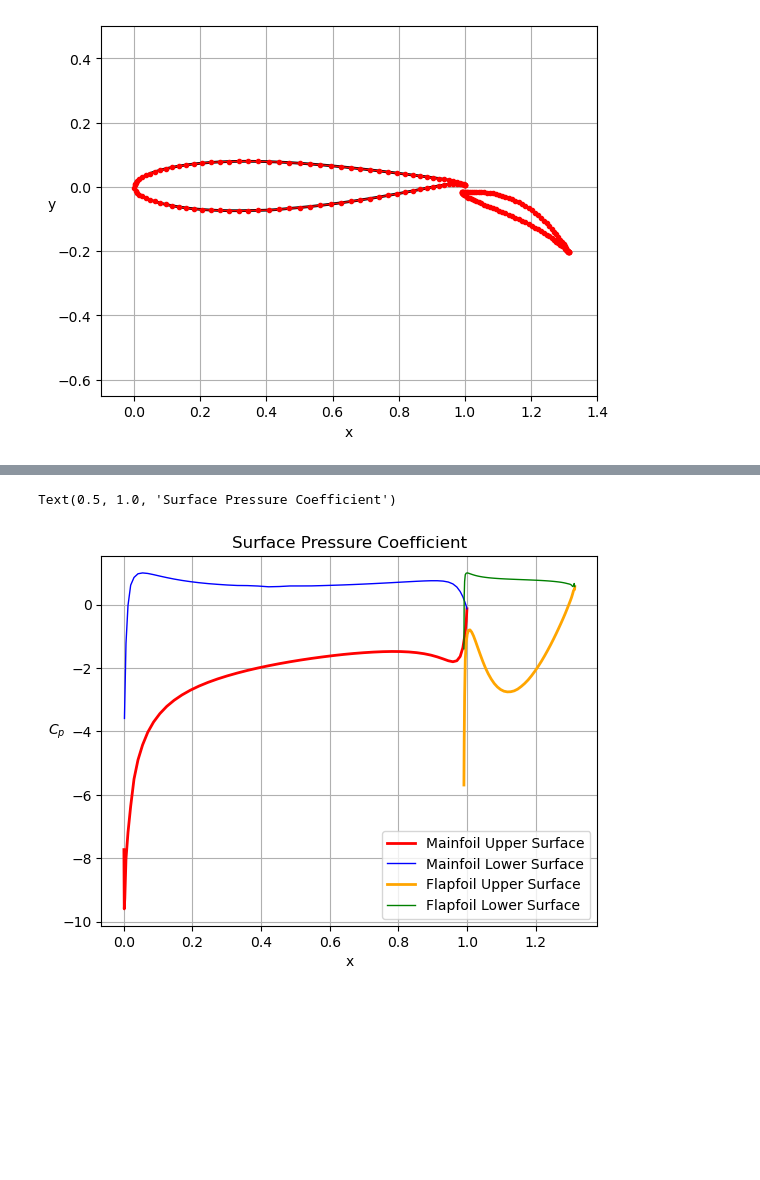
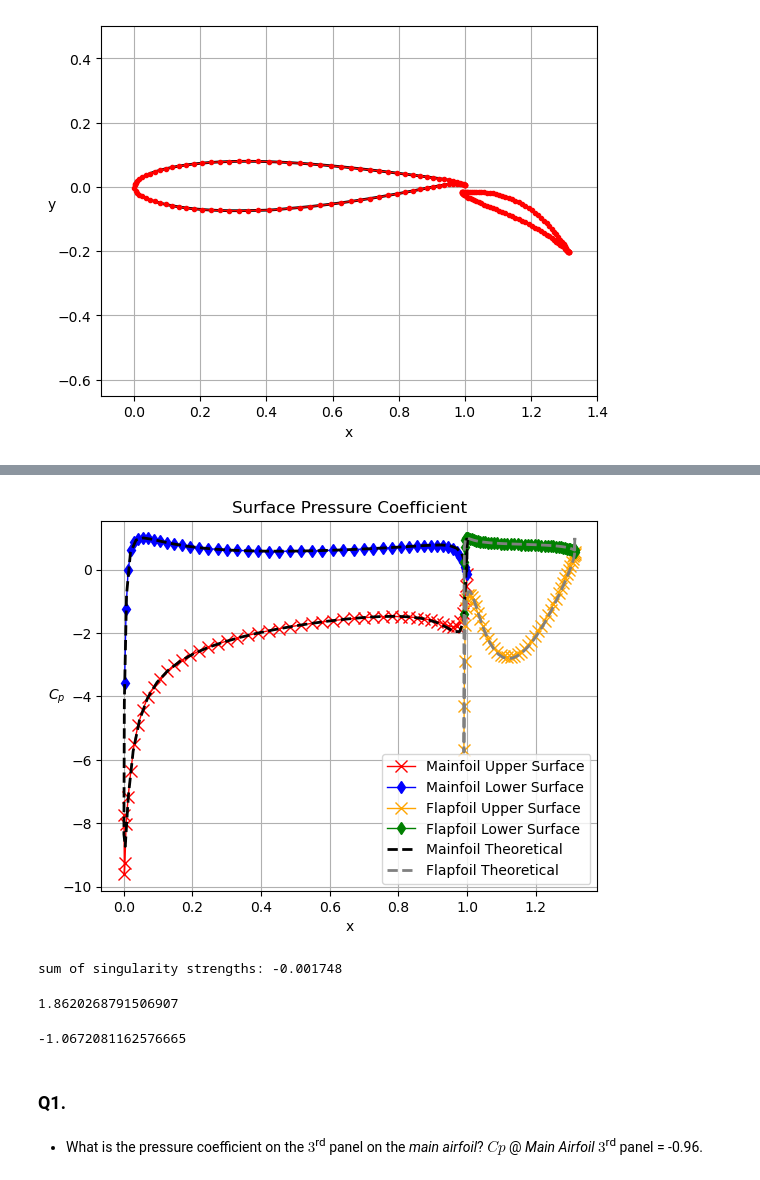
Before and after one commit to mathieucadei/AeroPython, a Jupyter notebook: lessons/assignments/11_Lesson11_Assignment.ipynb, the cells around one changed output, grey strips where cells are left out. Drawn from its saved outputs; the diff is of its cells as text; code cells hidden in the pictures; blank space fills up the shorter version.

```diff
--- a/lessons/assignments/11_Lesson11_Assignment.ipynb
+++ b/lessons/assignments/11_Lesson11_Assignment.ipynb
@@ -258,9 +259,29 @@ ax.set_ylabel('y', rotation=0)
 plt.show()
 # %% [output]
 [figure]
+# %%
+class Freestream:
+    """
+    Freestream conditions.
+    """
+    def __init__(self, U_inf=1.0, alpha=0.0):
+        """
+        Sets the freestream speed and angle (in degrees).
+
+        Parameters
+        ----------
+        u_inf: float, optional
+            Freestream speed;
+            default: 1.0.
+        alpha: float, optional
+            Angle of attack in degrees;
+            default 0.0.
+        """
+        self.U_inf = U_inf
+        self.alpha = numpy.radians(alpha)  # degrees to radians
 # %%
 # define freestream conditions
-freestream = UniformFlow(U_inf=1.0, alpha=0.0)
+freestream = Freestream(U_inf=1.0, alpha=0.0)
 # %%
 def integral(x, y, panel, dxdk, dydk):
     """
@@ -514,3 +535,6 @@ def compute_pressure_coefficient(panels, freestream):
 # %%
 # surface pressure coefficient
 compute_pressure_coefficient(multielement_panels, freestream)
+# %%
+cp_main_theoretical = pd.read_csv('../resources/Cp_Main_theoretical.csv', header=None)
+cp_flap_theoretical = pd.read_csv('../resources/Cp_Flap_theoretical.csv', header=None)
@@ -517,26 +556,65 @@ compute_pressure_coefficient(multielement_panels, freestream)
 # %%
 fig, ax = plt.subplots()
 ax.plot([panel.xc for panel in multielement_panels[:N] if panel.loc == 'upper'],
         [panel.cp for panel in multielement_panels[:N] if panel.loc == 'upper'],
         label='Mainfoil Upper Surface',
-        color='r', linestyle='-', linewidth=2, markersize=6)
+        color='r', linewidth=1, marker='x', markersize=8)
 ax.plot([panel.xc for panel in multielement_panels[:N] if panel.loc == 'lower'],
         [panel.cp for panel in multielement_panels[:N] if panel.loc == 'lower'],
         label='Mainfoil Lower Surface',
-        color='b', linestyle='-', linewidth=1, markersize=6)
+        color='b', linewidth=1, marker='d', markersize=6)
 ax.plot([panel.xc for panel in multielement_panels[N:] if panel.loc == 'upper'],
         [panel.cp for panel in multielement_panels[N:] if panel.loc == 'upper'],
         label='Flapfoil Upper Surface',
-        color='orange', linestyle='-', linewidth=2, markersize=6)
+        color='orange', linewidth=1, marker='x', markersize=8)
 ax.plot([panel.xc for panel in multielement_panels[N:] if panel.loc == 'lower'],
         [panel.cp for panel in multielement_panels[N:] if panel.loc == 'lower'],
         label='Flapfoil Lower Surface',
-        color='green', linestyle='-', linewidth=1, markersize=6)
+        color='g', linewidth=1, marker='d', markersize=6)
+ax.plot(cp_main_theoretical[0],
+        cp_main_theoretical[1],
+        label='Mainfoil Theoretical',
+        color='k', linestyle='--',linewidth=2)
+ax.plot(cp_flap_theoretical[0],
+        cp_flap_theoretical[1],
+        label='Flapfoil Theoretical',
+        color='grey', linestyle='--',linewidth=2)
 ax.grid()
 ax.set_xlabel('x')
 ax.set_ylabel('$C_p$', rotation=0)
 ax.legend(loc='best')
 ax.set_title('Surface Pressure Coefficient')
+plt.show()
 # %% [output]
-Text(0.5, 1.0, 'Surface Pressure Coefficient')
-[figure, old version]
+[figure, new version]
+# %%
+# calculate the accuracy
+accuracy = sum([panel.sigma * panel.length for panel in multielement_panels])
+print('sum of singularity strengths: {:0.6f}'.format(accuracy))
+# %% [output]
+sum of singularity strengths: -0.001748
+# %%
+# compute lift coefficient
+l = (gamma_a * sum(panel.length for panel in multielement_panels[:N]) * freestream.U_inf
+    + gamma_b * sum(panel.length for panel in multielement_panels[N:]) * freestream.U_inf)
+l
+# %% [output]
+1.8620268791506907
+# %%
+lift = 0.5 * freestream.U_inf**2 * np.sum(
+    [panel.cp * panel.length for panel in multielement_panels]) * (np.cos(freestream.alpha) +  np.sin(freestream.alpha)
+)
+lift
+# %% [output]
+-1.0672081162576665
+# %% [markdown]
+### Q1.
+# %%
+display(Markdown(rf"""
+* What is the pressure coefficient on the $3$<sup>rd</sup> panel on the *main airfoil*?
+$Cp$ @ *Main Airfoil* $3$<sup>rd</sup> panel = {multielement_panels[2].cp:.2f}.
+"""))
+# %% [output]
+
+* What is the pressure coefficient on the $3$<sup>rd</sup> panel on the *main airfoil*?
+$Cp$ @ *Main Airfoil* $3$<sup>rd</sup> panel = -0.96.
```
Also changed, not shown: parts of 27 cells of this notebook, 1 other file.
